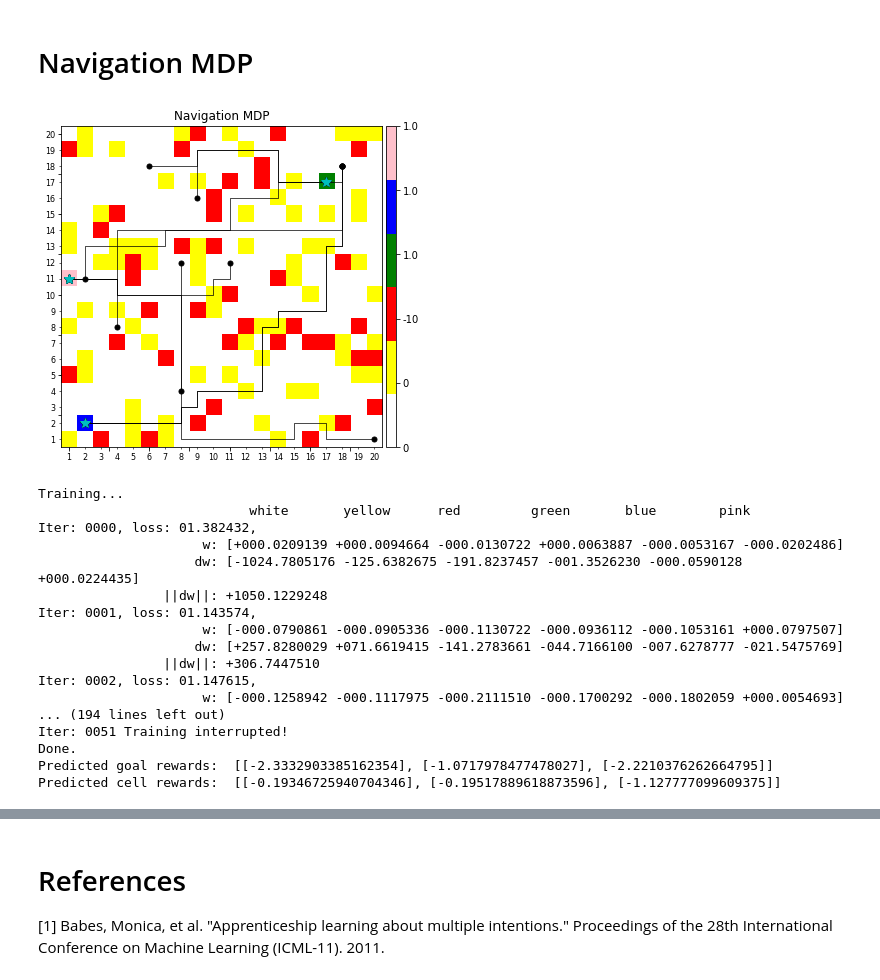
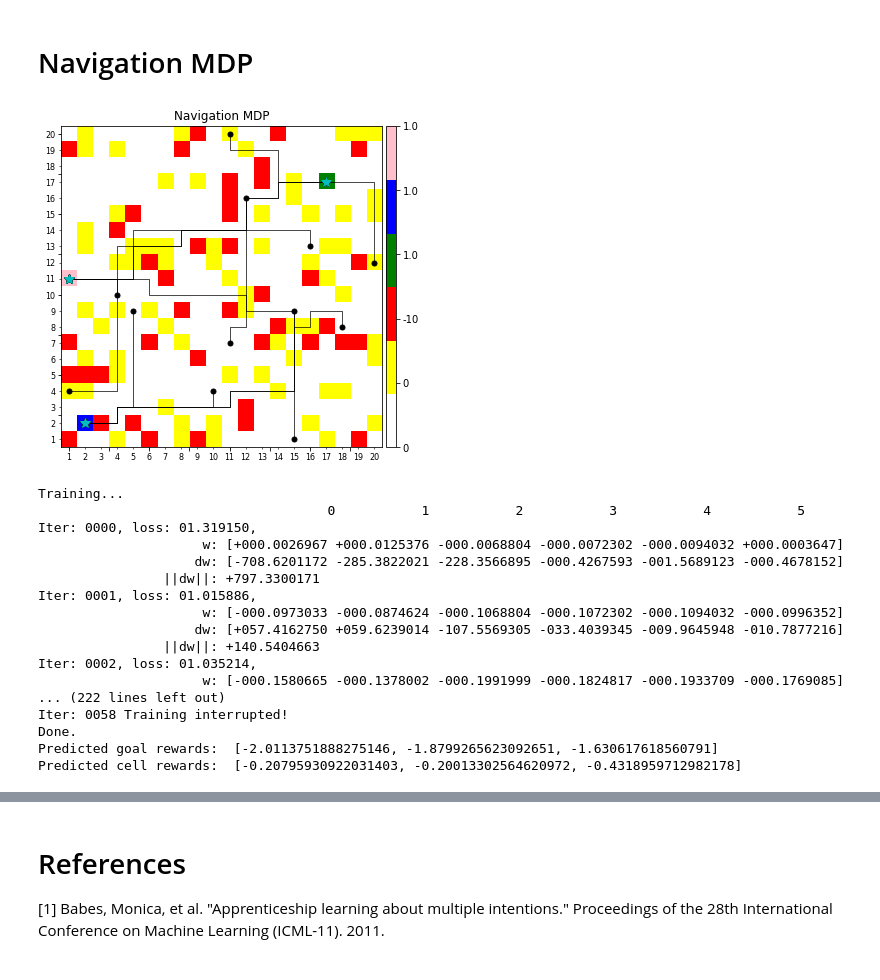
Before and after one commit to yrevar/inverse_rl, a Jupyter notebook: irl/mlirl/MLIRL_HumanNorms.ipynb, the cells around one changed output, grey strips where cells are left out. Cells and saved outputs as stored; diff of their text form; code cells hidden in the pictures.

Commit message:
Changes as per revised Navigation MDP (simple rl)

```diff
--- a/irl/mlirl/MLIRL_HumanNorms.ipynb
+++ b/irl/mlirl/MLIRL_HumanNorms.ipynb
@@ -178,7 +176,7 @@ def get_traj_actions(tau_s):
     return [[get_action(state_traj[i], state_traj[i+1]) for i in range(len(state_traj)-1)] for state_traj in tau_s]
 
 def get_traj_states(tau_s):
-    return [[GridWorldState(x,y) for (x,y) in state_traj] for state_traj in tau_s]
+    return [[NavigationWorldState(x,y) for (x,y) in state_traj] for state_traj in tau_s]
 
 def map_v_to_grid(states, V, nvmdp):
     V_grid = np.zeros((nvmdp.height, nvmdp.width))
@@ -189,24 +187,25 @@ def map_v_to_grid(states, V, nvmdp):
 
 def compute_new_value(results):
     nvmdp_ = copy.deepcopy(results["nvmdp"])
-    living_rewards_pred = np.array([nvmdp_.cell_type_feature(i) for i in nvmdp_.living_cell_ids]).dot(results["w"].data).reshape(-1,1).tolist()
+    nav_rewards_pred = np.array([nvmdp_.cell_id_ind_feature(i) for i in nvmdp_.nav_cell_ids]).dot(results["w"].data).squeeze().tolist()
     if len(nvmdp_.goal_cell_ids) == 0:
         goal_rewards_pred = []
     else:
-        goal_rewards_pred = np.array([nvmdp_.cell_type_feature(i) for i in nvmdp_.goal_cell_ids]).dot(results["w"].data).reshape(-1,1).tolist()
+        goal_rewards_pred = np.array([nvmdp_.cell_id_ind_feature(i) for i in nvmdp_.goal_cell_ids]).dot(results["w"].data).squeeze().tolist()
     print("Predicted goal rewards: ", goal_rewards_pred)
-    print("Predicted cell rewards: ", living_rewards_pred)
-    nvmdp_._reset_rewards(living_rewards_pred, goal_rewards_pred)
+    print("Predicted cell rewards: ", nav_rewards_pred)
+    nvmdp_._reset_rewards(nav_rewards_pred, [], goal_rewards_pred)
     return nvmdp_.get_value_grid()
 
-def sample_traj_by_goals(nvmdp, goal_cell_types, goal_cell_locs, goal_cell_rewards, n_traj_per_goal=1):
+def sample_traj_by_goals(nvmdp, goal_cell_types, goal_cell_locs, goal_cell_rewards,
+                         n_traj_per_goal=1, horizon=100, init_cell_types=['white', 'yellow']):
 
     nvmdp_ = copy.deepcopy(nvmdp)
     traj_states_list, traj_actions_list = [], []
     for idx in range(len(goal_cell_locs)):
 
         nvmdp_._reset_goals([goal_cell_locs[idx]], [goal_cell_rewards[idx]], [goal_cell_types[idx]])
-        a, b = nvmdp_.sample_data(n_traj_per_goal, init_states=[GridWorldState(18,18)])
+        a, b = nvmdp_.sample_trajectories(n_traj_per_goal, horizon, init_cell_types=init_cell_types)
         traj_states_list.extend(a)
         traj_actions_list.extend(b)
     return traj_states_list, traj_actions_list
@@ -218,7 +217,7 @@ def MLIRL_experiment(irl_problem, mlirl_params, disp_grid=True, disp_results=Tru
 
     # Visualize Grid
     if disp_grid:
-        nvmdp.visualize_grid(nvmdp.state_space, trajectories=traj_states,
+        nvmdp.visualize_grid(nvmdp.map_state_cell_id, trajectories=traj_states,
                              state_space_cmap=plt.cm.viridis,
                              show_colorbar=True, show_rewards_colorbar=True,
                              end_marker="*k", goal_marker_sz=10)
@@ -230,7 +229,7 @@ def MLIRL_experiment(irl_problem, mlirl_params, disp_grid=True, disp_results=Tru
     T = nvmdp.get_trans_dict()
 
     # MLIRL
-    print("Training...\n\t\t           {}".format(' '.join("{:11}".format(v) for v in nvmdp.cell_types)))
+    print("Training...\n\t\t           {}".format(' '.join("{:11}".format(v) for v in nvmdp.combined_cell_ids)))
     w, _, Pi, V, Q, loss_history,  = MLIRL(traj_states, traj_actions, T, phi, **mlirl_params, print_interval=print_interval)
     print("Done.")
 
@@ -250,7 +249,7 @@ def plot_irl(nvmdp, tau_mdp_s_list, R, loss_history=None, V=None, title="", figs
     plt.figure(figsize=figsize)
     plt.suptitle(title)
 
-    nvmdp.visualize_grid(nvmdp.state_space, state_space_cmap=True, new_fig=False, subplot_str="221", trajectories=tau_mdp_s_list,
+    nvmdp.visualize_grid(nvmdp.map_state_cell_id, state_space_cmap=True, new_fig=False, subplot_str="221", trajectories=tau_mdp_s_list,
                         show_colorbar=True, show_rewards_colorbar=True, end_marker="*k")
 
     plt.subplot(222)
@@ -277,57 +276,56 @@ def plot_irl_results(results, tau_s_list, round_to=3, title="", figsize=(16,14),
 # Navigation MDP
 # %%
 np.random.seed(0)
-nvmdp = NavigationMDP(
+nvmdp = NavigationWorldMDP(
     width = 20,
     height = 20,
-    living_cell_distribution = "probability",
-    living_cell_types = ['white', 'yellow', 'red'],
-    living_cell_type_probs=[0.70, 0.20, 0.10],
-    living_cell_rewards = [0, 0, -10],
+    nav_cell_types = ['white', 'yellow', 'red'],
+    nav_cell_p_or_locs=[0.70, 0.20, 0.10],
+    nav_cell_rewards = [0, 0, -10],
     goal_cell_types = ["green", "blue","pink"],
-    goal_cell_locs = [(17,17), (2,2), (1,11)],
+    goal_cell_locs = [[(17,17)], [(2,2)], [(1,11)]],
     goal_cell_rewards = [1., 1., 1.],
     gamma = 0.95,
     step_cost = 0.5,
     name = "Navigation MDP"
     )
 mlirl_params = dict(
     n_iter = 100,
     n_vi_iter = 10,
     dtype = torch.float,
     gamma = 0.95,
     boltzmann_beta = 10.,
     w_init_scheme = "random",
     # w_init = results["w"].data.numpy(),
     loss_eps = -np.log(0.7), # loss = -log(likelihood), 0.9 is descent target for P(s,a)
     optimizer_fn = lambda params: optim.Adam(params, lr=0.1, weight_decay=1.),
     # optimizer_fn = lambda params: optim.SGD(params, lr=0.1, momentum=0.9, weight_decay=1.),
     goal_is_given = True,
     )
 irl_problem = dict(
     nvmdp = nvmdp,
     s_a_trajectories = sample_traj_by_goals(nvmdp, copy.deepcopy(nvmdp.goal_cell_types),
-                                            copy.deepcopy(nvmdp.goal_locs),
+                                            copy.deepcopy(nvmdp.goal_cell_locs),
                                             copy.deepcopy(nvmdp.goal_cell_rewards), 4)
     )
 results = MLIRL_experiment(irl_problem, mlirl_params, disp_grid=True, disp_results=False)
-plot_irl_results(results, irl_problem["s_a_trajectories"][0], figsize=(24,24))
+plot_irl_results(results, irl_problem["s_a_trajectories"][0], figsize=(24,24), round_to=2)
 # %% [output]
-[figure, old version]
+[figure, new version]
 Training...
-                           white       yellow      red         green       blue        pink
-Iter: 0000, loss: 01.382432,
-                     w: [+000.0209139 +000.0094664 -000.0130722 +000.0063887 -000.0053167 -000.0202486]
-                    dw: [-1024.7805176 -125.6382675 -191.8237457 -001.3526230 -000.0590128 +000.0224435]
-                ||dw||: +1050.1229248
-Iter: 0001, loss: 01.143574,
-                     w: [-000.0790861 -000.0905336 -000.1130722 -000.0936112 -000.1053161 +000.0797507]
-                    dw: [+257.8280029 +071.6619415 -141.2783661 -044.7166100 -007.6278777 -021.5475769]
-                ||dw||: +306.7447510
-Iter: 0002, loss: 01.147615,
-                     w: [-000.1258942 -000.1117975 -000.2111510 -000.1700292 -000.1802059 +000.0054693]
-... (194 lines left out)
-Iter: 0051 Training interrupted!
+                                     0           1           2           3           4           5
+Iter: 0000, loss: 01.319150,
+                     w: [+000.0026967 +000.0125376 -000.0068804 -000.0072302 -000.0094032 +000.0003647]
+                    dw: [-708.6201172 -285.3822021 -228.3566895 -000.4267593 -001.5689123 -000.4678152]
+                ||dw||: +797.3300171
+Iter: 0001, loss: 01.015886,
+                     w: [-000.0973033 -000.0874624 -000.1068804 -000.1072302 -000.1094032 -000.0996352]
+                    dw: [+057.4162750 +059.6239014 -107.5569305 -033.4039345 -009.9645948 -010.7877216]
+                ||dw||: +140.5404663
+Iter: 0002, loss: 01.035214,
+                     w: [-000.1580665 -000.1378002 -000.1991999 -000.1824817 -000.1933709 -000.1769085]
+... (222 lines left out)
+Iter: 0058 Training interrupted!
 Done.
-Predicted goal rewards:  [[-2.3332903385162354], [-1.0717978477478027], [-2.2210376262664795]]
-Predicted cell rewards:  [[-0.19346725940704346], [-0.19517889618873596], [-1.127777099609375]]
+Predicted goal rewards:  [-2.0113751888275146, -1.8799265623092651, -1.630617618560791]
+Predicted cell rewards:  [-0.20795930922031403, -0.20013302564620972, -0.4318959712982178]
```
Also changed, not shown: parts of 4 cells of this notebook.
